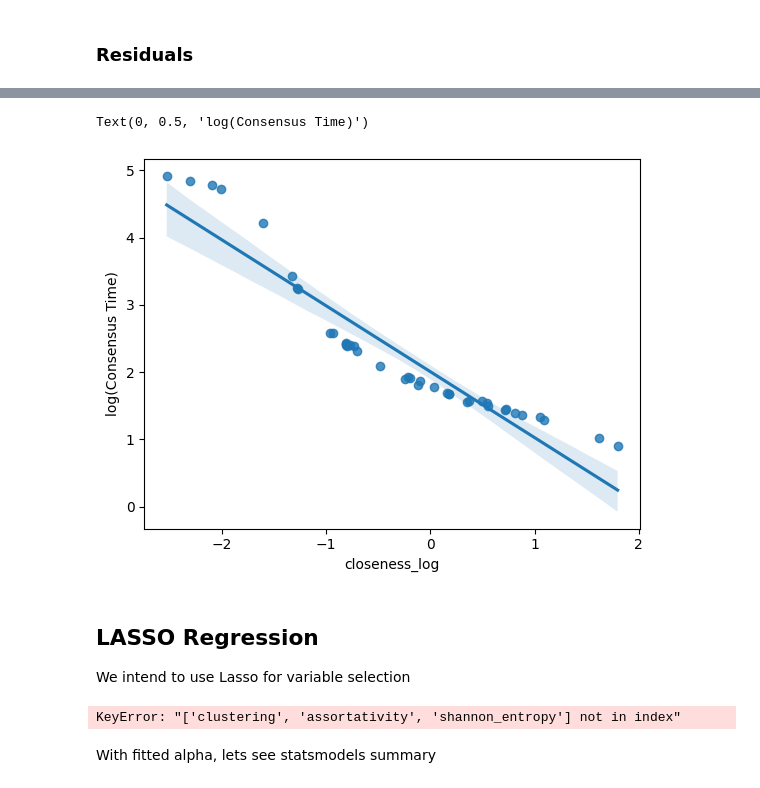
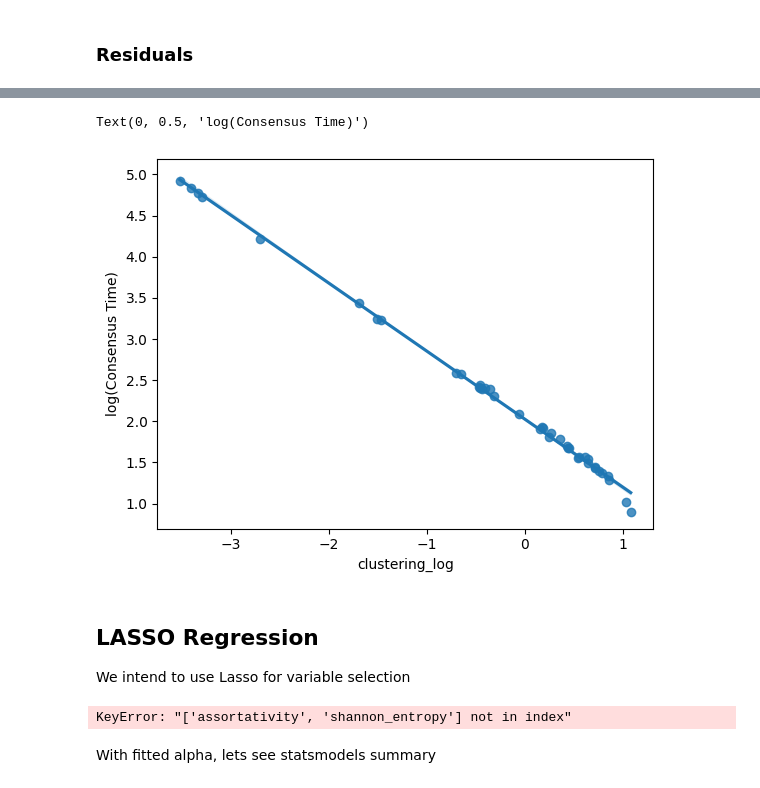
Before and after one commit to vitorfrois/SznajdNetworks, a Jupyter notebook: src/notebooks/2_regression_analysis.ipynb, the cells around one changed output, grey strips where cells are left out. Cells and saved outputs as stored; diff of their text form; code cells hidden in the pictures.

```diff
--- a/src/notebooks/2_regression_analysis.ipynb
+++ b/src/notebooks/2_regression_analysis.ipynb
@@ -73,14 +73,12 @@ X = sm.add_constant(
    filtered_dataset[FEATURES]
 )
 
-X['closeness_log'] = np.log(X['closeness'])
-FEATURES.append('closeness_log')
-X['closeness_n'] = X['closeness'] * X['n']
-FEATURES.append('closeness_n')
+X['clustering_log'] = np.log(X['clustering'])
+FEATURES.append('clustering_log')
 
 FEATURES.remove('closeness')
 FEATURES.remove('n')
-
+FEATURES.remove('clustering')
 
 X_train, X_test, y_train, y_test = train_test_split(
     X, y, test_size=0.2, random_state=1, shuffle=True
@@ -140,9 +142,9 @@ sns.residplot(x=y_pred, y=np.log1p(y_test))
 # %%
-ax = sns.regplot(y=np.log1p(y_test), x=X_test['closeness_log'])
+ax = sns.regplot(y=np.log1p(y_test), x=X_test['clustering_log'])
 ax.set_ylabel('log(Consensus Time)')
 # %% [output]
 Text(0, 0.5, 'log(Consensus Time)')
-[figure, old version]
+[figure, new version]
 # %% [markdown]
 ## LASSO Regression
 We intend to use Lasso for variable selection
@@ -154,7 +156,7 @@ X_test[UNCORRELATED_FEATURE_SUBSET] = scaler.transform(X_test[UNCORRELATED_FEATU
 
 lasso_cv = LassoCV(cv=20, random_state=0).fit(X_train[UNCORRELATED_FEATURE_SUBSET], np.log1p(y_train))
 # %% [output]
-KeyError: "['clustering', 'assortativity', 'shannon_entropy'] not in index"
+KeyError: "['assortativity', 'shannon_entropy'] not in index"
 # %% [markdown]
 With fitted alpha, lets see statsmodels summary
 # %%
```
Also changed, not shown: parts of 6 cells of this notebook, 2 other files.
